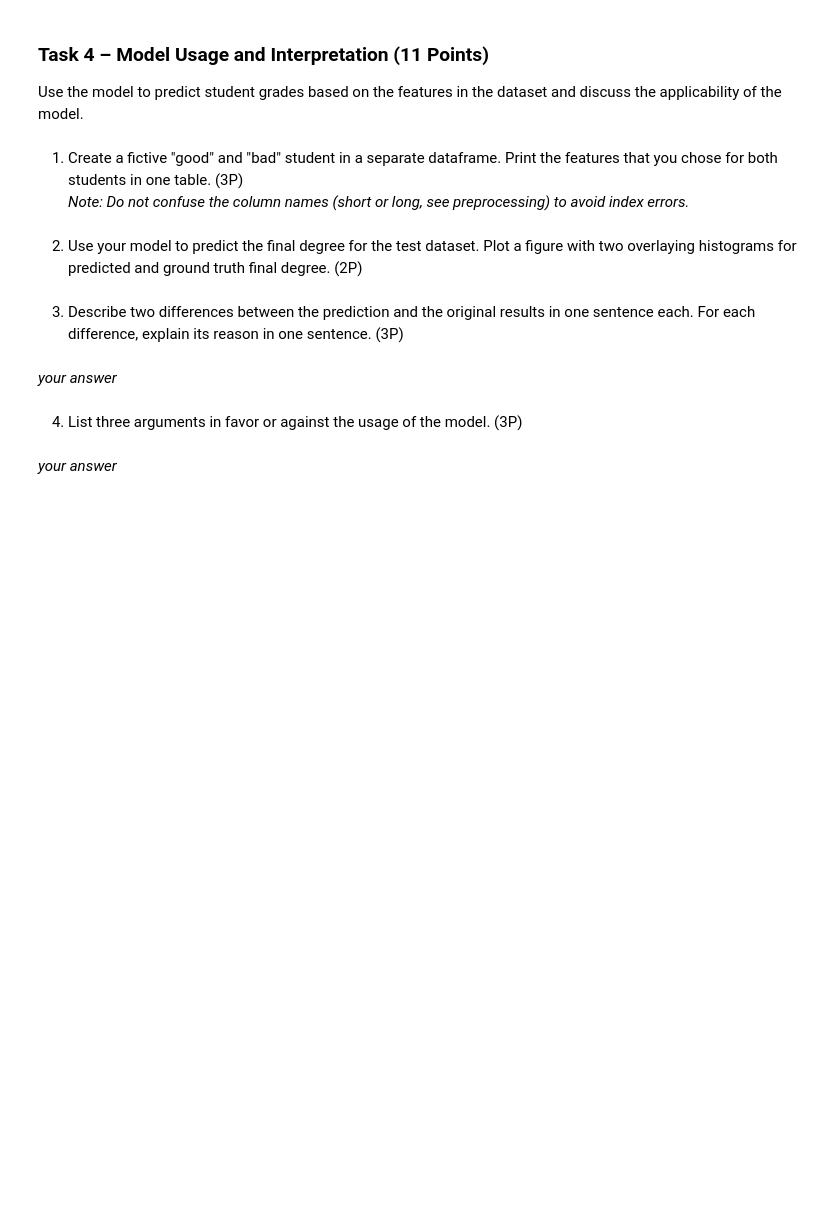
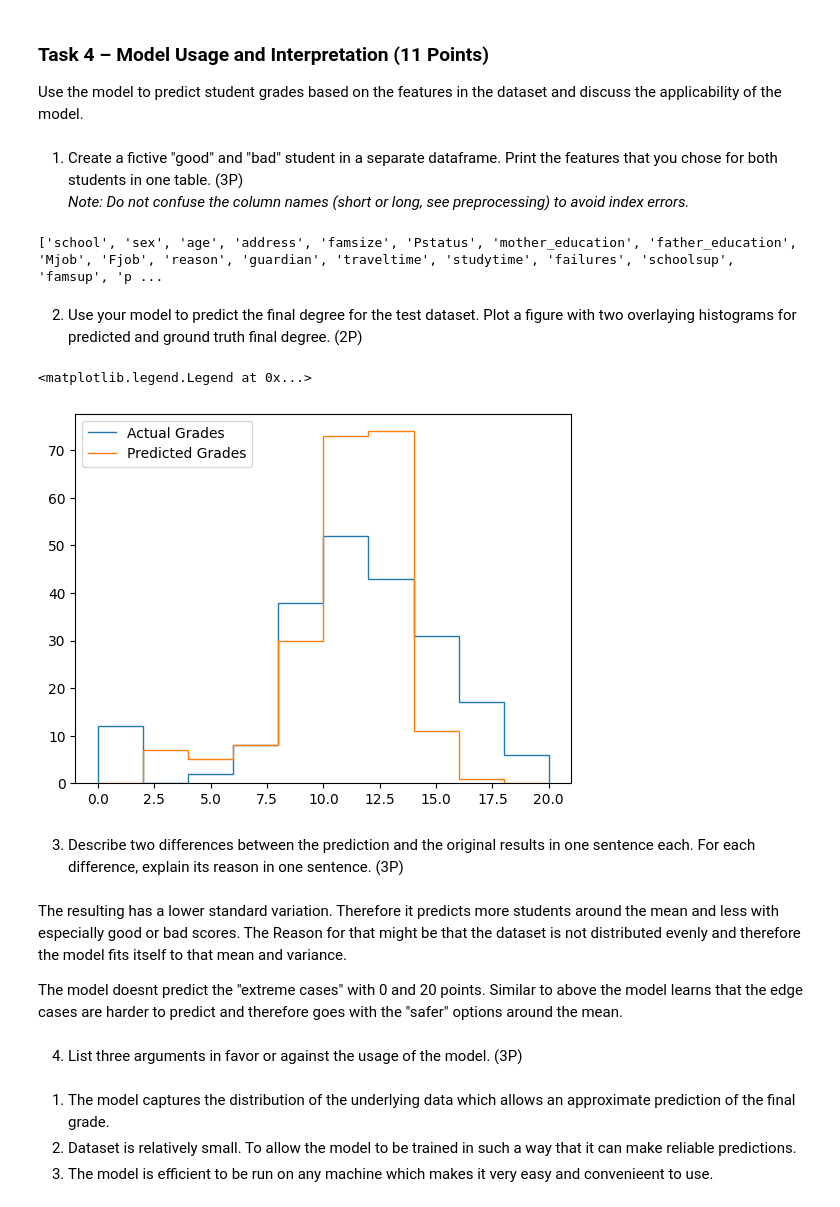
Before and after one commit to IVSource/ml_security_ws25, a Jupyter notebook: Exercise 2/mls_ws25_exercise_2b_prediction_of_degrees.ipynb, the cells around one changed output. Saved outputs shown, nothing was run; the diff lists cells and outputs as text; code cells hidden in the pictures; blank space fills up the shorter version.

```diff
--- a/Exercise 2/mls_ws25_exercise_2b_prediction_of_degrees.ipynb
+++ b/Exercise 2/mls_ws25_exercise_2b_prediction_of_degrees.ipynb
@@ -337,13 +339,44 @@ Use the model to predict student grades based on the features in the dataset and
 # %%
 import numpy as np
 import pandas as pd
+
+
+columns = ['school', 'sex', 'age', 'address', 'famsize', 'Pstatus', 'mother_education', 'father_education', 'Mjob', 'Fjob', 'reason', 'guardian', 'traveltime', 'studytime', 'failures', 'schoolsup', 'famsup', 'paid', 'activities', 'nursery', 'higher', 'internet', 'romantic', 'famrel', 'freetime', 'goout', 'Dalc', 'Walc', 'health', 'absences', 'G3', 'course']
+
+data = [
+    # Bad student
+    ['GP', 'M', 17, 'U', 'GT3', 'T', 2, 1, 'other', 'services', 'home', 'mother', 3, 1, 3, 'yes', 'no', 'no', 'no', 'yes', 'yes', 'no', 'yes', 2, 5, 5, 5, 5, 2, 20, 5, 'math'],
+    # Good student
+    ['MS', 'F', 16, 'U', 'LE3', 'T', 4, 4, 'teacher', 'teacher', 'course', 'father', 1, 4, 0, 'no', 'yes', 'yes', 'yes', 'yes', 'yes', 'yes', 'no', 5, 3, 2, 1, 1, 5, 2, 18, 'portuguese']
+]
+
+df = pd.DataFrame(data, columns=columns)
+print(columns)
+# %% [output]
+['school', 'sex', 'age', 'address', 'famsize', 'Pstatus', 'mother_education', 'father_education', 'Mjob', 'Fjob', 'reason', 'guardian', 'traveltime', 'studytime', 'failures', 'schoolsup', 'famsup', 'p ...
 # %% [markdown]
 2. Use your model to predict the final degree for the test dataset. Plot a figure with two overlaying histograms for predicted and ground truth final degree. (2P)
+# %%
+# Predict on the test set
+y_pred = model.predict(X_test)
+
+counts, bins = np.histogram(y_pred, bins=10,range=(0.0, 20.0))
+counts_t, bins_t = np.histogram(y_test, bins=10,range=(0.0, 20.0))
+plt.stairs(counts_t, bins_t)
+plt.stairs(counts, bins)
+plt.legend(['Actual Grades', 'Predicted Grades'])
+# %% [output]
+<matplotlib.legend.Legend at 0x...>
+[figure, added]
 # %% [markdown]
 3. Describe two differences between the prediction and the original results in one sentence each. For each difference, explain its reason in one sentence. (3P)
 # %% [markdown]
-*your answer*
+The resulting has a lower standard variation. Therefore it predicts more students around the mean and less with especially good or bad scores. The Reason for that might be that the dataset is not distributed evenly and therefore the model fits itself to that mean and variance.
+
+The model doesnt predict the "extreme cases" with 0 and 20 points. Similar to above the model learns that the edge cases are harder to predict and therefore goes with the "safer" options around the mean.
 # %% [markdown]
 4. List three arguments in favor or against the usage of the model. (3P)
 # %% [markdown]
-*your answer*
+1. The model captures the distribution of the underlying data which allows an approximate prediction of the final   grade.
+2. Dataset is relatively small. To allow the model to be trained in such a way that it can make reliable predictions.
+3. The model is efficient to be run on any machine which makes it very easy and convenieent to use.
```
Also changed, not shown: parts of 4 cells of this notebook.
